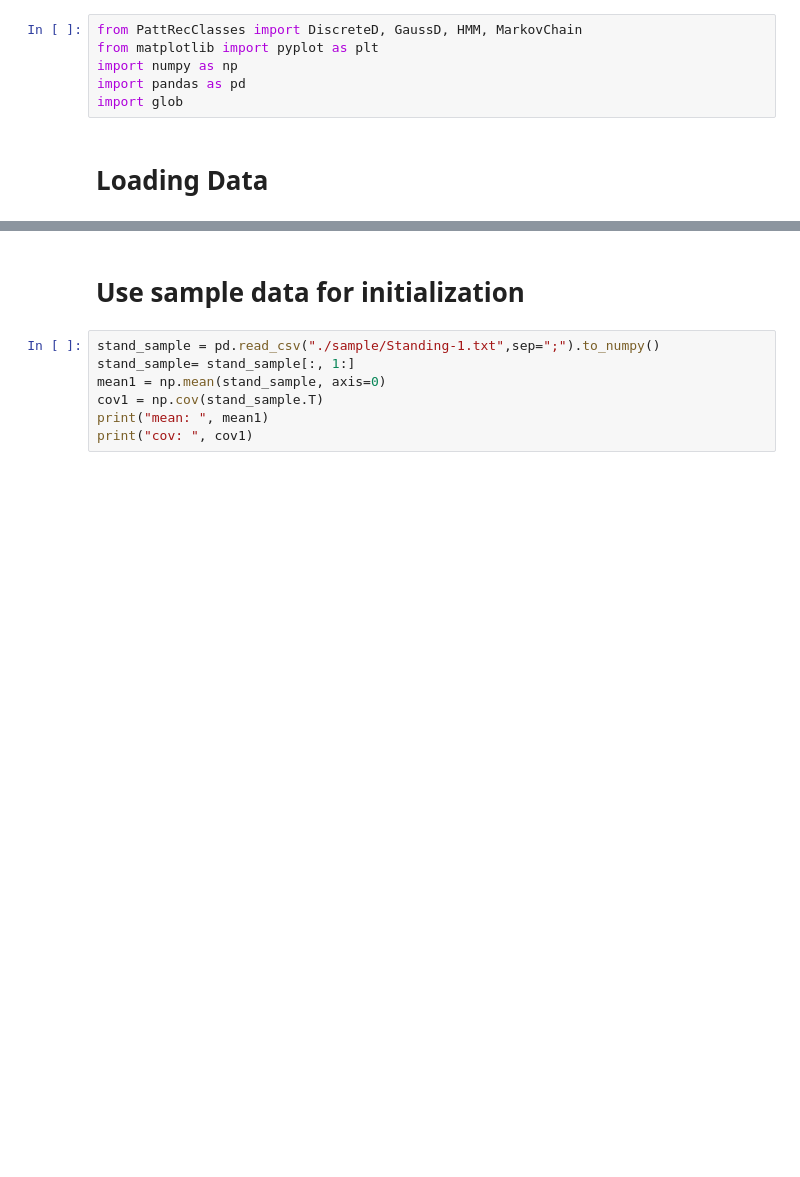
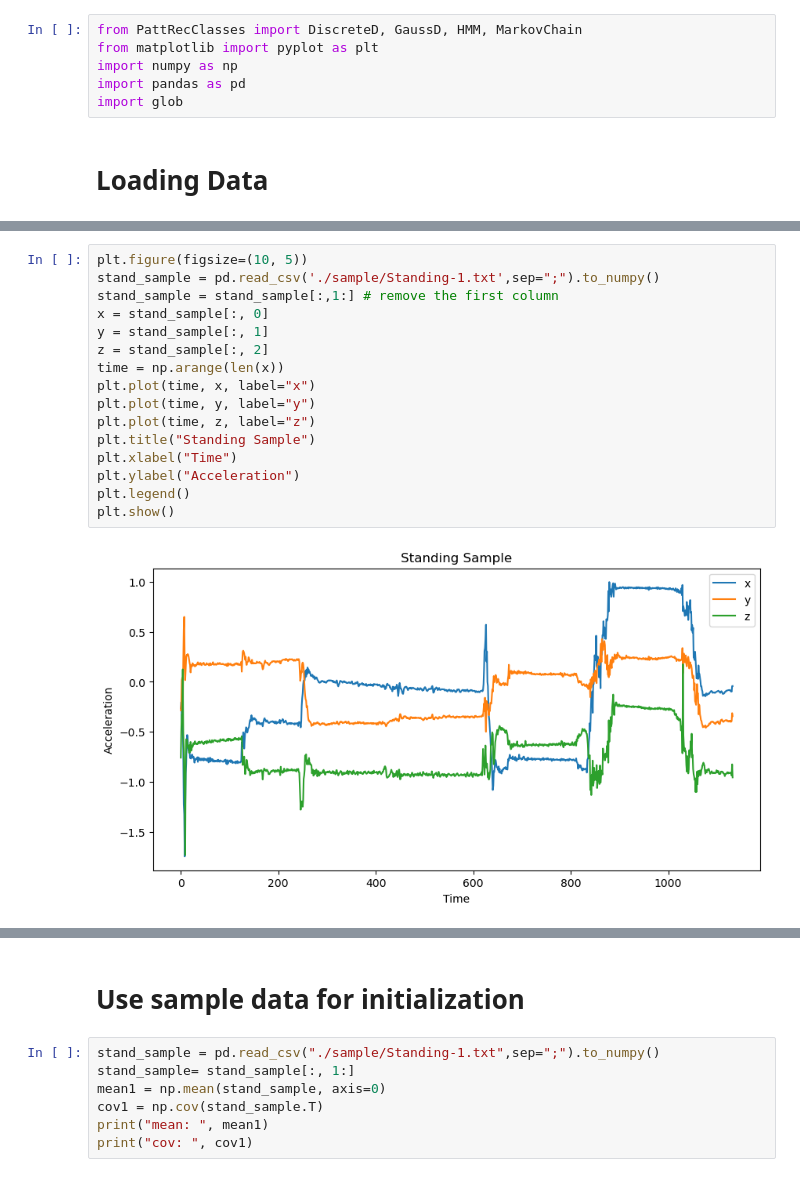
Before and after one commit to k1000dai/prml-lab3, a Jupyter notebook: lab3.ipynb, the cells around one changed output, grey strips where cells are left out. Drawn from its saved outputs; the diff is of its cells as text; blank space fills up the shorter version.

```diff
--- a/lab3.ipynb
+++ b/lab3.ipynb
@@ -53,0 +62,18 @@ plt.show()
+# %%
+plt.figure(figsize=(10, 5))
+stand_sample = pd.read_csv('./sample/Standing-1.txt',sep=";").to_numpy()
+stand_sample = stand_sample[:,1:] # remove the first column
+x = stand_sample[:, 0]
+y = stand_sample[:, 1]
+z = stand_sample[:, 2]
+time = np.arange(len(x))
+plt.plot(time, x, label="x")
+plt.plot(time, y, label="y")
+plt.plot(time, z, label="z")
+plt.title("Standing Sample")
+plt.xlabel("Time")
+plt.ylabel("Acceleration")
+plt.legend()
+plt.show()
+# %% [output]
+[figure, added]
```
Also changed, not shown: parts of 17 cells of this notebook, 3 other files.
